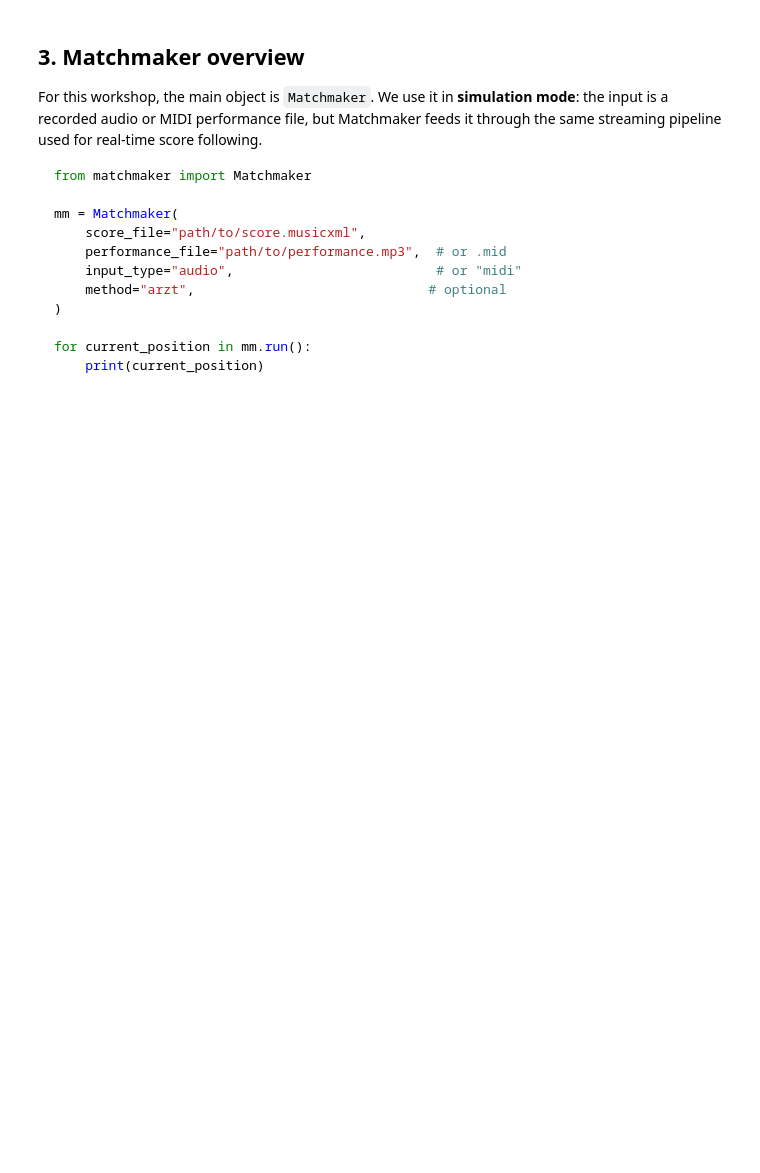
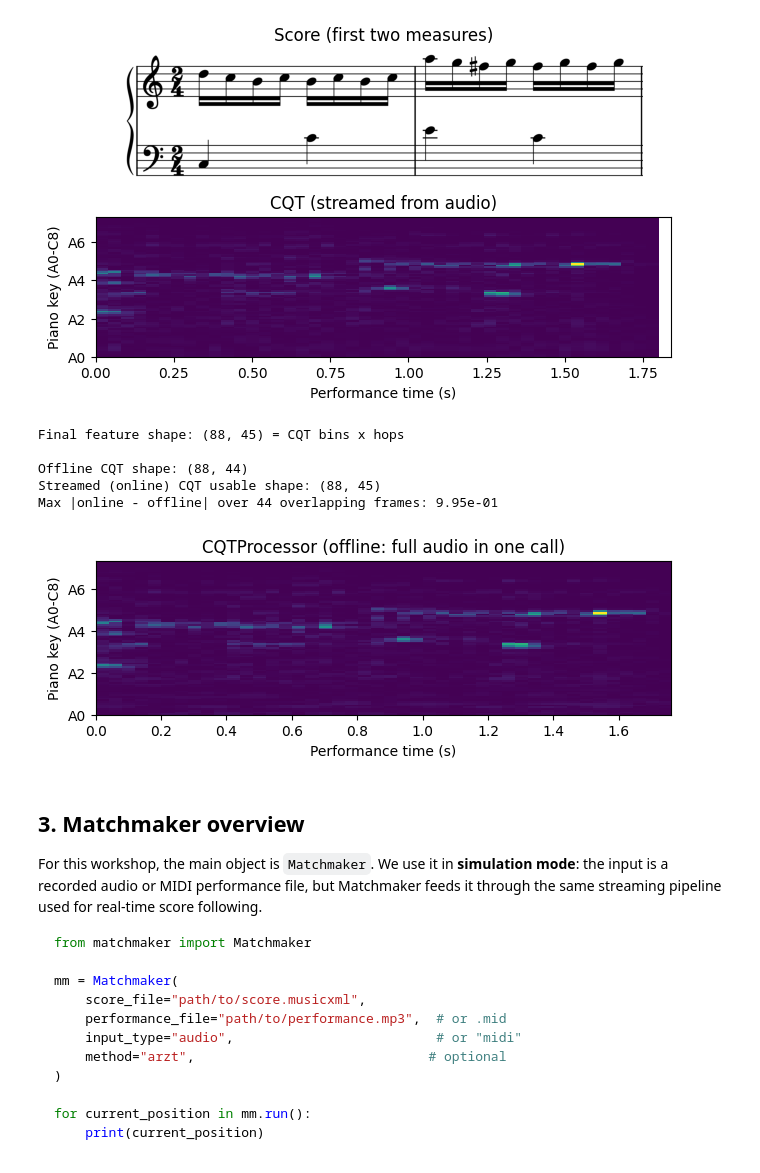
Before and after one commit to pymatchmaker/mec2026_alignment_workshop, a Jupyter notebook: notebooks/online_alignment_audio.ipynb, the cells around one changed output. Drawn from its saved outputs; the diff is of its cells as text; code cells hidden in the pictures; blank space fills up the shorter version.

```diff
--- a/notebooks/online_alignment_audio.ipynb
+++ b/notebooks/online_alignment_audio.ipynb
@@ -146,3 +273,52 @@ pd.DataFrame(note_array[:10])[["id", "pitch", "onset_beat", "duration_beat"]]
+# %%
+cqt_sr = 16000
+cqt_hop = cqt_sr // 25  # 25 fps
+cqt_processor = CQTProcessor(sample_rate=cqt_sr, hop_length=cqt_hop)
+print("Processor:", cqt_processor.__class__.__name__)
+print(f"  sample_rate = {cqt_sr} Hz, hop_length = {cqt_hop} samples")
+print(f"  one feature row every {cqt_hop / cqt_sr * 1000:.1f} ms")
+
+cqt_yticks = [0, 24, 48, 72]
+cqt_yticklabels = ["A0", "A2", "A4", "A6"]
+
+cqt_buffer, cqt_emitted = live_stream_processor(
+    cqt_processor, cqt_sr, cqt_hop,
+    title="CQT (streamed from audio)",
+    ylabel="Piano key (A0-C8)",
+    yticks=cqt_yticks,
+    yticklabels=cqt_yticklabels,
+)
+print(f"Final feature shape: ({cqt_buffer.shape[0]}, {cqt_emitted}) = CQT bins x hops")
+
+# Online vs. offline sanity check.
+cqt_processor.reset()
+full_audio_cqt, _ = librosa.load(str(SNIPPET_FILE), sr=cqt_sr, mono=True)
+offline_cqt = cqt_processor((full_audio_cqt, 0.0))[0].T  # (88, n_frames)
+streamed_cqt = cqt_buffer[:, :cqt_emitted]
+m = min(streamed_cqt.shape[1], offline_cqt.shape[1])
+print(f"\nOffline CQT shape: {offline_cqt.shape}")
+print(f"Streamed (online) CQT usable shape: {streamed_cqt.shape}")
+print(f"Max |online - offline| over {m} overlapping frames: {np.abs(streamed_cqt[:, :m] - offline_cqt[:, :m]).max():.2e}")
+
+fig, ax = plt.subplots(figsize=(SCORE_AR * 2.0, 2.0))
+ax.imshow(
+    offline_cqt, origin="lower", aspect="auto", interpolation="nearest",
+    extent=[0, offline_cqt.shape[1] * cqt_hop / cqt_sr, 0, offline_cqt.shape[0]],
+    vmin=0,
+)
+ax.set(xlabel="Performance time (s)", ylabel="Piano key (A0-C8)",
+       title="CQTProcessor (offline: full audio in one call)")
+ax.set_yticks(cqt_yticks)
+ax.set_yticklabels(cqt_yticklabels)
+plt.show()
+# %% [output]
+[figure, added]
+Final feature shape: (88, 45) = CQT bins x hops
+
+Offline CQT shape: (88, 44)
+Streamed (online) CQT usable shape: (88, 45)
+Max |online - offline| over 44 overlapping frames: 9.95e-01
+[figure, added]
 # %% [markdown]
 ## 3. Matchmaker overview
 
```
Also changed, not shown: parts of 17 cells of this notebook, 1 other file.
